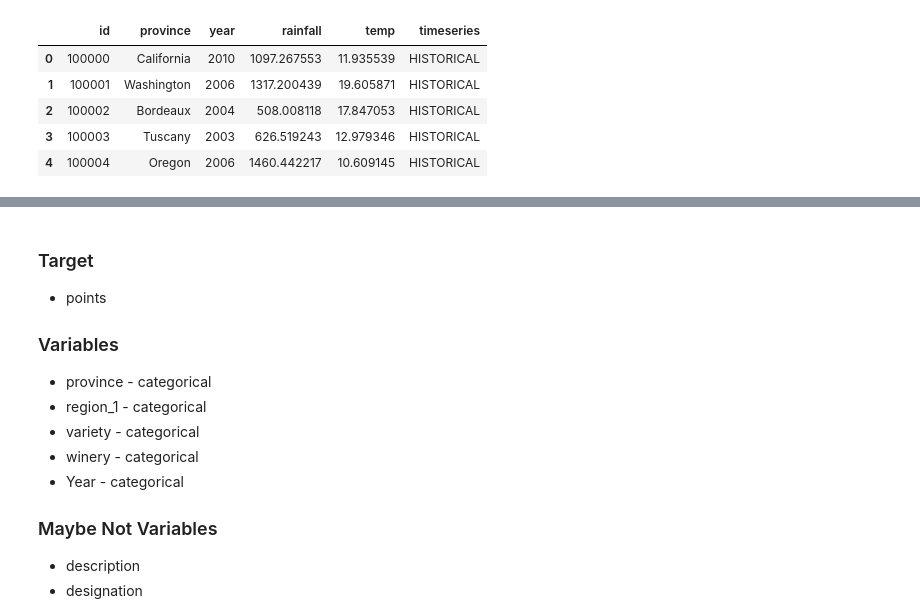
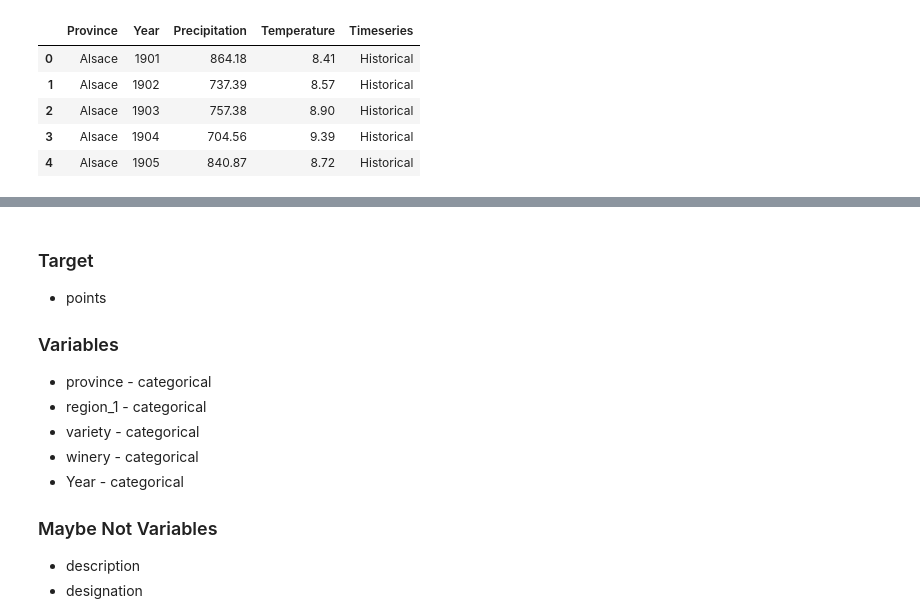
Before and after one commit to mshideler/Group2, a Jupyter notebook: Deliverable 2/Data_Analysis_Prelim-Kyle.ipynb, the cells around one changed output, grey strips where cells are left out. Drawn from its saved outputs; the diff is of its cells as text; code cells hidden in the pictures.

```diff
--- a/Deliverable 2/Data_Analysis_Prelim-Kyle.ipynb
+++ b/Deliverable 2/Data_Analysis_Prelim-Kyle.ipynb
@@ -12,14 +13,15 @@ wine_df.head()
 | 2 | 2 | US | Tart and snappy, the flavors of l... | NaN | 87 | 14.0 | Oregon | Willamette Valley | Willamette Valley | Rainstorm 2013 Pinot Gris (Willam... | ... |
 | 3 | 3 | US | Pineapple rind, lemon pith and or... | Reserve Late Harvest | 87 | 13.0 | Michigan | Lake Michigan Shore | NaN | St. Julian 2013 Reserve Late Harv... | ... |
 | 4 | 4 | US | Much like the regular bottling fr... | Vintner's Reserve Wild Child Block | 87 | 65.0 | Oregon | Willamette Valley | Willamette Valley | Sweet Cheeks 2012 Vintner's Reser... | ... |
-# %%
-weather_df=pd.read_csv("../Resources/weatherdata.csv")
-weather_df.head()
-# %% [output]
-|  | id | province | year | rainfall | temp | timeseries |
-| 0 | 100000 | California | 2010 | 1097.267553 | 11.935539 | HISTORICAL |
-| 1 | 100001 | Washington | 2006 | 1317.200439 | 19.605871 | HISTORICAL |
-| 2 | 100002 | Bordeaux | 2004 | 508.008118 | 17.847053 | HISTORICAL |
-| 3 | 100003 | Tuscany | 2003 | 626.519243 | 12.979346 | HISTORICAL |
-| 4 | 100004 | Oregon | 2006 | 1460.442217 | 10.609145 | HISTORICAL |
+# %%
+# read weather csv from S3 - which is super cool, thanks Marisa
+weather_df=pd.read_csv("https://grp2weather.s3.amazonaws.com/combined_weather.csv")
+weather_df.head()
+# %% [output]
+|  | Province | Year | Precipitation | Temperature | Timeseries |
+| 0 | Alsace | 1901 | 864.18 | 8.41 | Historical |
+| 1 | Alsace | 1902 | 737.39 | 8.57 | Historical |
+| 2 | Alsace | 1903 | 757.38 | 8.90 | Historical |
+| 3 | Alsace | 1904 | 704.56 | 9.39 | Historical |
+| 4 | Alsace | 1905 | 840.87 | 8.72 | Historical |
 # %%
```
Also changed, not shown: parts of 16 cells of this notebook, 1 other file.
